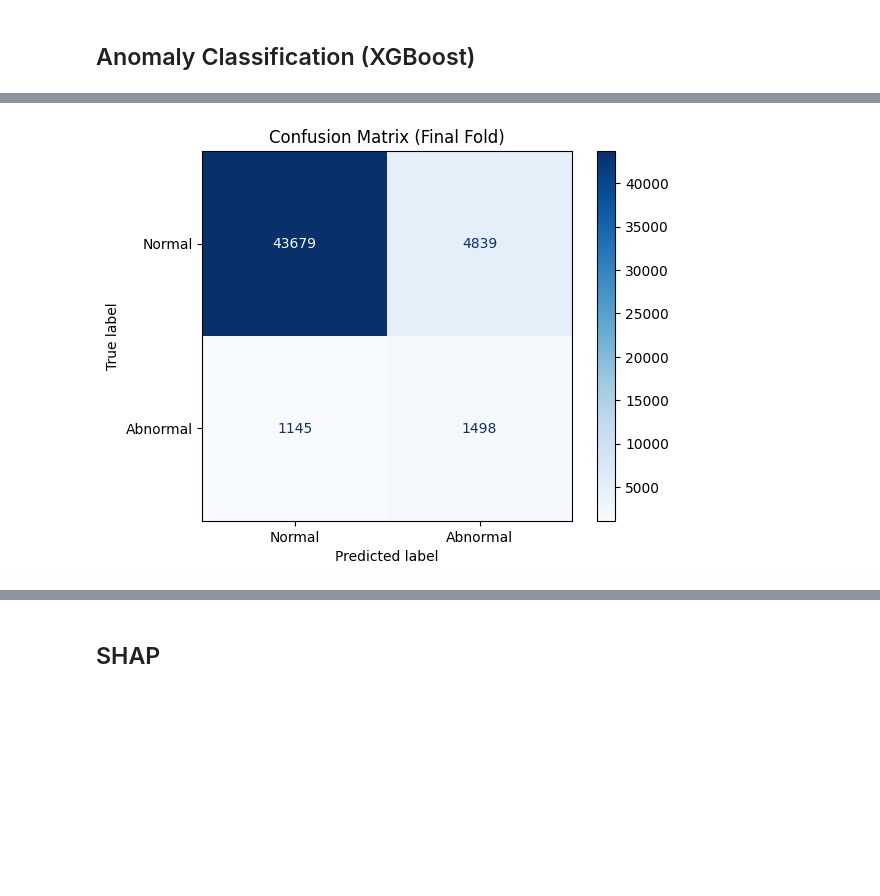
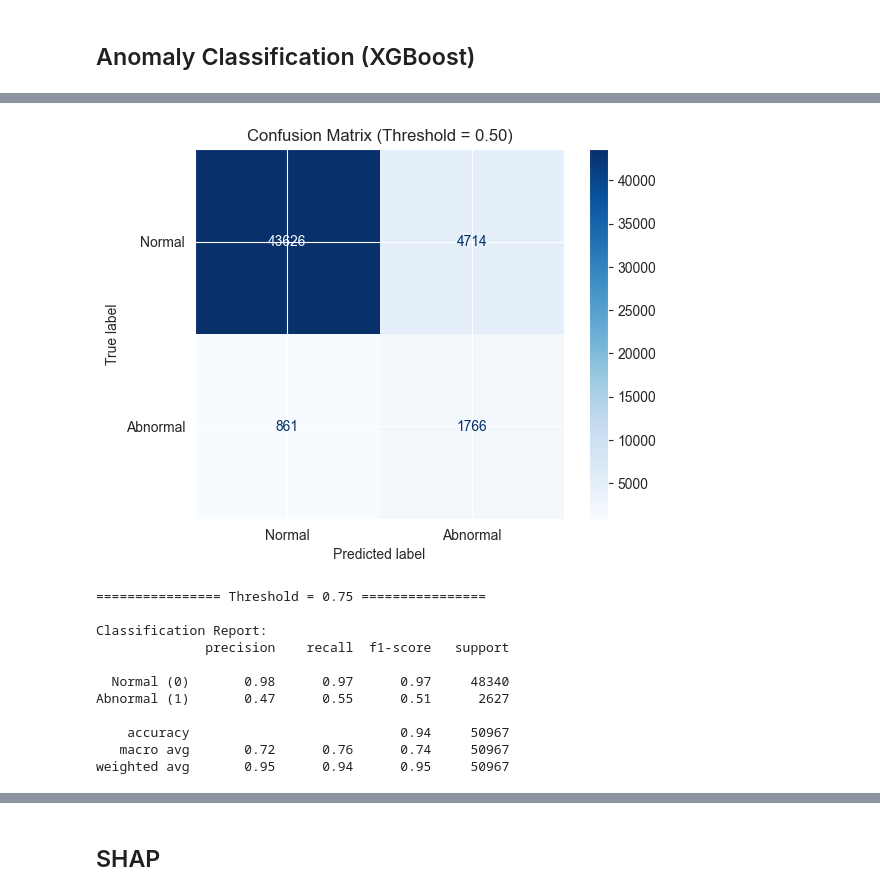
Before and after one commit to samfan-27/MLProject, a Jupyter notebook: notebooks/03_model_building.ipynb, the cells around one changed output, grey strips where cells are left out. Saved outputs shown, nothing was run; the diff lists cells and outputs as text; code cells hidden in the pictures; blank space fills up the shorter version.

```diff
--- a/notebooks/03_model_building.ipynb
+++ b/notebooks/03_model_building.ipynb
@@ -371,10 +399,12 @@ for i, (train_index, test_index) in enumerate(tscv.split(X_train_data)):
 
     xgb_reg = xgb.XGBRegressor(
         objective='reg:squarederror',
-        n_estimators=335,
-        learning_rate=0.05,
-        max_depth=5,
-        colsample_bytree=0.8,
+        max_depth=4,
+        min_child_weight=5,
+        subsample=0.8,
+        colsample_bytree=0.9,
+        n_estimators=350,
+        learning_rate=0.04,
         random_state=42,
         n_jobs=-1
     )
@@ -418,11 +448,12 @@ print(f"\n  Improvement over HAR: {improvement:.2%}")
 # %% [markdown]
 ## Anomaly Classification (XGBoost)
 # %%
-print("\n--- Starting Task 4.2: Anomaly Classification (XGBoost) ---")
+print("\n--- Starting Task 4.2: Anomaly Classification (XGBoost + Dual Threshold Display) ---")
 
-xgb_class_reports = []
 xgb_class_models = []
 last_fold_data = {}
+
+FINAL_THRESHOLDS = [0.50, 0.75]
 
 for i, (train_index, test_index) in enumerate(tscv.split(X_advanced)):
     print(f'--- Fold {i+1}/{N_SPLITS} ---')
@@ -439,6 +470,12 @@ for i, (train_index, test_index) in enumerate(tscv.split(X_advanced)):
     xgb_class = xgb.XGBClassifier(
         objective='binary:logistic',
         scale_pos_weight=scale_pos_weight,
+        max_depth=5,
+        min_child_weight=5,
+        subsample=0.9,
+        colsample_bytree=0.9,
+        n_estimators=400,
+        learning_rate=0.04,
         random_state=42,
         n_jobs=-1,
         use_label_encoder=False,
@@ -447,32 +484,38 @@ for i, (train_index, test_index) in enumerate(tscv.split(X_advanced)):
 
     xgb_class.fit(X_train, y_train)
 
-    y_pred = xgb_class.predict(X_test)
-    report = classification_report(y_test, y_pred, target_names=['Normal (0)', 'Abnormal (1)'])
 
-    xgb_class_reports.append(report)
-    xgb_class_models.append(xgb_class)
+    y_prob = xgb_class.predict_proba(X_test)[:, 1]
+
 
     if i == N_SPLITS - 1:
         last_fold_data['X_test'] = X_test
         last_fold_data['y_test'] = y_test
-        last_fold_data['y_pred'] = y_pred
+        last_fold_data['y_prob'] = y_prob
+        xgb_class_models.append(xgb_class)
 
-print("\n--- Final Fold Classification Report (Task 4.2) ---")
-print(xgb_class_reports[-1])
 
-print("\n--- Final Fold Confusion Matrix (Task 4.2) ---")
-cm = confusion_matrix(
-    last_fold_data['y_test'],
-    last_fold_data['y_pred'],
-    labels=xgb_class_models[-1].classes_
-)
+y_test = last_fold_data['y_test']
+y_prob = last_fold_data['y_prob']
 
-disp = ConfusionMatrixDisplay(
-    confusion_matrix=cm,
-    display_labels=['Normal', 'Abnormal']
-)
-disp.plot(cmap='Blues')
-plt.title('Confusion Matrix (Final Fold)')
-plt.show()
+for th in FINAL_THRESHOLDS:
+    print(f"\n================ Threshold = {th:.2f} ================")
+
+    y_pred = (y_prob >= th).astype(int)
+
+    print("\nClassification Report:")
+    print(classification_report(
+        y_test, y_pred,
+        target_names=['Normal (0)', 'Abnormal (1)']
+    ))
+
+    cm = confusion_matrix(y_test, y_pred)
+
+    disp = ConfusionMatrixDisplay(
+        confusion_matrix=cm,
+        display_labels=['Normal', 'Abnormal']
+    )
+    disp.plot(cmap='Blues')
+    plt.title(f'Confusion Matrix (Threshold = {th:.2f})')
+    plt.show()
 # %% [output]
@@ -496 +539,12 @@ weighted avg       0.94      0.88      0.90     51161
-[figure, old version]
+[figure, new version]
+================ Threshold = 0.75 ================
+
+Classification Report:
+              precision    recall  f1-score   support
+
+  Normal (0)       0.98      0.97      0.97     48340
+Abnormal (1)       0.47      0.55      0.51      2627
+
+    accuracy                           0.94     50967
+   macro avg       0.72      0.76      0.74     50967
+weighted avg       0.95      0.94      0.95     50967
```
Also changed, not shown: parts of 17 cells of this notebook, 4 other files.
